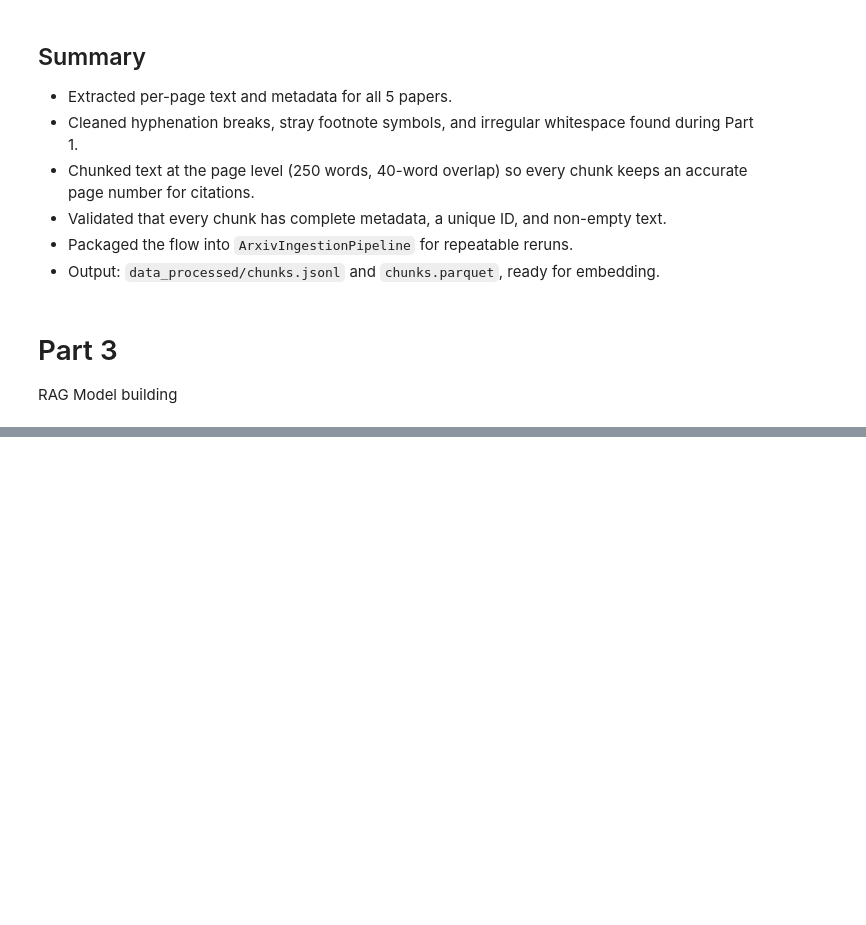
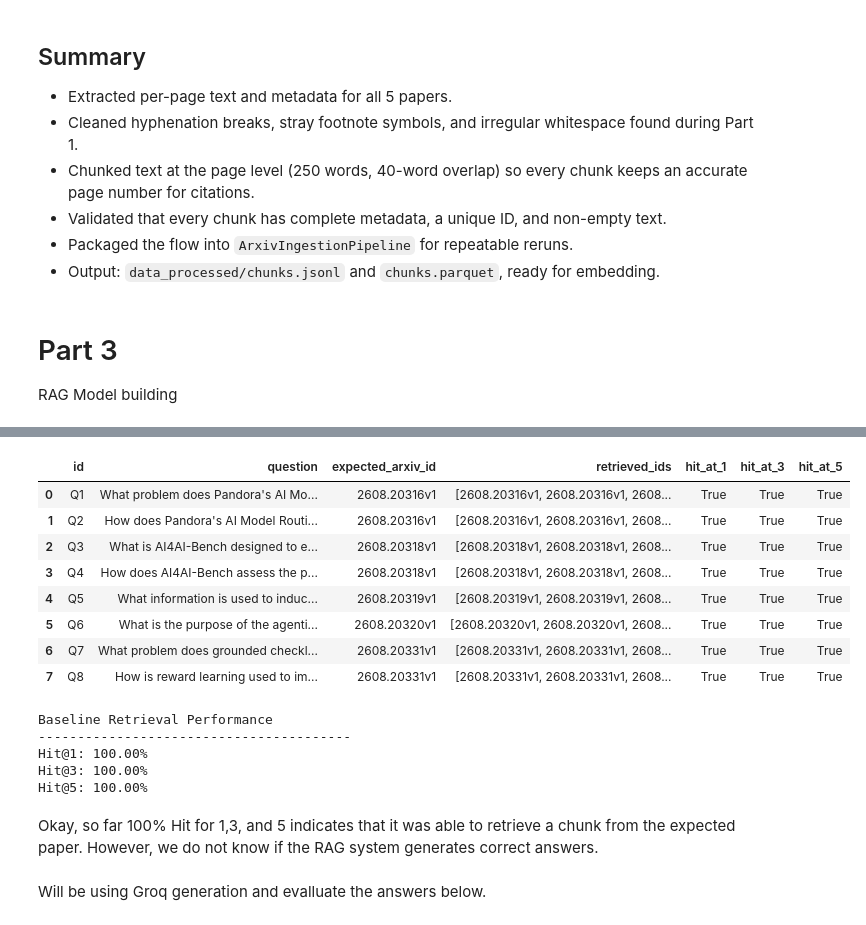
Before and after one commit to Break-Through-Tech/KPMG-1K-ai-research-intelligence-agent-for-business-insight-translation, a Jupyter notebook: notebooks/01_data_assessment.ipynb, the cells around one changed output, grey strips where cells are left out. Saved outputs shown, nothing was run; the diff lists cells and outputs as text; code cells hidden in the pictures; blank space fills up the shorter version.

Commit message:
Update: Part 4 of baseline testing of RAG system was successful with retrieving the data, but the 100% accuracy needs more additional testing which will be done soon.

```diff
--- a/notebooks/01_data_assessment.ipynb
+++ b/notebooks/01_data_assessment.ipynb
@@ -628,0 +763,13 @@ Settings.embed_model = HuggingFaceEmbedding(model_name="sentence-transformers/al
+# %%
+# Test baseline retrieval
+
+test_question = benchmark_questions[0]["question"]
+
+results = retriever.retrieve(test_question)
+
+for rank, result in enumerate(results, start=1):
+    print(f"Rank {rank}")
+    print(f"arXiv ID: {result.node.metadata.get('arxiv_id')}")
+    print(f"Title: {result.node.metadata.get('title')}")
+    print(f"Page: {result.node.metadata.get('page_number')}")
+    print()
@@ -628,0 +794,57 @@ Settings.embed_model = HuggingFaceEmbedding(model_name="sentence-transformers/al
+# %%
+# Evaluate baseline retrieval
+
+retrieval_results = []
+
+for item in benchmark_questions:
+
+    results = retriever.retrieve(item["question"])
+
+    retrieved_ids = [
+        result.node.metadata.get("arxiv_id")
+        for result in results
+    ]
+
+    expected_id = item["expected_arxiv_id"]
+
+    retrieval_results.append({
+        "id": item["id"],
+        "question": item["question"],
+        "expected_arxiv_id": expected_id,
+        "retrieved_ids": retrieved_ids,
+        "hit_at_1": expected_id in retrieved_ids[:1],
+        "hit_at_3": expected_id in retrieved_ids[:3],
+        "hit_at_5": expected_id in retrieved_ids[:5]
+    })
+
+evaluation_df = pd.DataFrame(retrieval_results)
+
+evaluation_df
+# %% [output]
+|  | id | question | expected_arxiv_id | retrieved_ids | hit_at_1 | hit_at_3 | hit_at_5 |
+| 0 | Q1 | What problem does Pandora's AI Mo... | 2608.20316v1 | [2608.20316v1, 2608.20316v1, 2608... | True | True | True |
+| 1 | Q2 | How does Pandora's AI Model Routi... | 2608.20316v1 | [2608.20316v1, 2608.20316v1, 2608... | True | True | True |
+| 2 | Q3 | What is AI4AI-Bench designed to e... | 2608.20318v1 | [2608.20318v1, 2608.20318v1, 2608... | True | True | True |
+| 3 | Q4 | How does AI4AI-Bench assess the p... | 2608.20318v1 | [2608.20318v1, 2608.20318v1, 2608... | True | True | True |
+| 4 | Q5 | What information is used to induc... | 2608.20319v1 | [2608.20319v1, 2608.20319v1, 2608... | True | True | True |
+| 5 | Q6 | What is the purpose of the agenti... | 2608.20320v1 | [2608.20320v1, 2608.20320v1, 2608... | True | True | True |
+| 6 | Q7 | What problem does grounded checkl... | 2608.20331v1 | [2608.20331v1, 2608.20331v1, 2608... | True | True | True |
+| 7 | Q8 | How is reward learning used to im... | 2608.20331v1 | [2608.20331v1, 2608.20331v1, 2608... | True | True | True |
+# %%
+# Calculate retrieval metrics
+
+hit_at_1 = evaluation_df["hit_at_1"].mean()
+hit_at_3 = evaluation_df["hit_at_3"].mean()
+hit_at_5 = evaluation_df["hit_at_5"].mean()
+
+print("Baseline Retrieval Performance")
+print("-" * 40)
+print(f"Hit@1: {hit_at_1:.2%}")
+print(f"Hit@3: {hit_at_3:.2%}")
+print(f"Hit@5: {hit_at_5:.2%}")
+# %% [output]
+Baseline Retrieval Performance
+----------------------------------------
+Hit@1: 100.00%
+Hit@3: 100.00%
+Hit@5: 100.00%
@@ -628,0 +863,4 @@ Settings.embed_model = HuggingFaceEmbedding(model_name="sentence-transformers/al
+# %% [markdown]
+Okay, so far 100% Hit for 1,3, and 5 indicates that it was able to retrieve a chunk from the expected paper. However, we do not know if the RAG system generates correct answers.
+# %% [markdown]
+Will be using Groq generation and evalluate the answers below.
```
Also changed, not shown: parts of 22 cells of this notebook, 3 other files.
